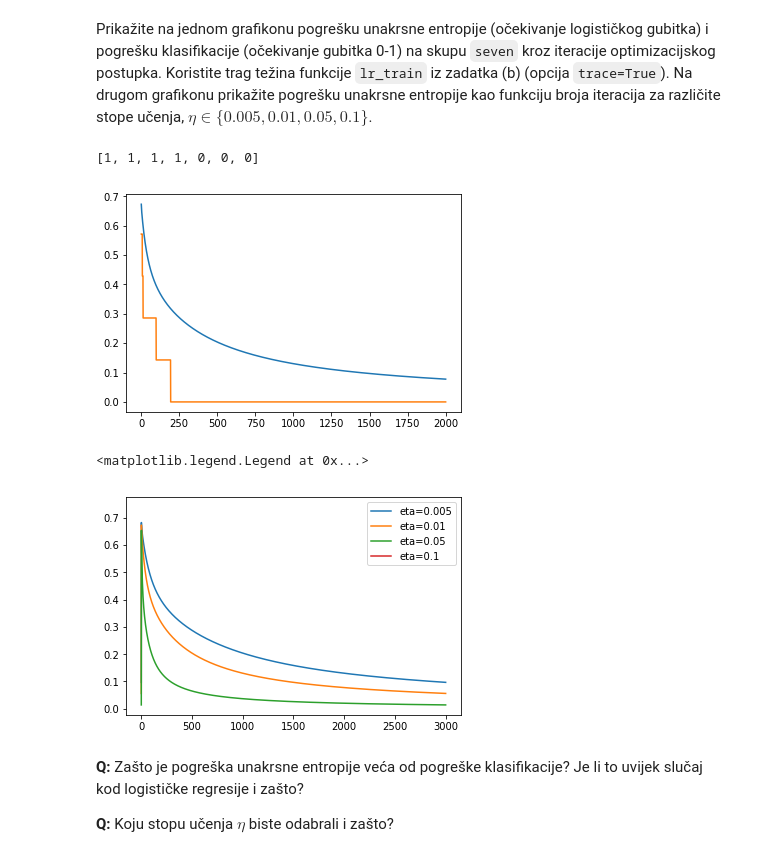
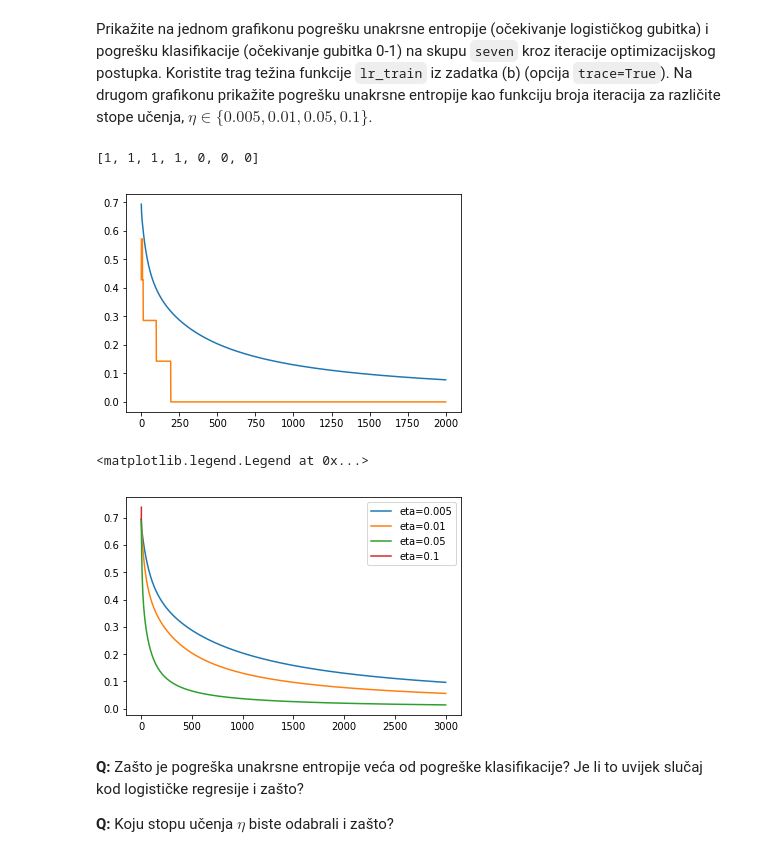
Before and after one commit to almer101/ML-course-2019, a Jupyter notebook: SU-2019-LAB02-LDM-LR.ipynb, the cells around one changed output. Cells and saved outputs as stored; diff of their text form; code cells hidden in the pictures.

Commit message:
fix messed up charts, delete unnecessary cells

```diff
--- a/SU-2019-LAB02-LDM-LR.ipynb
+++ b/SU-2019-LAB02-LDM-LR.ipynb
@@ -248,7 +248,7 @@ def lr_train(X, y, eta=0.01, max_iter=2000, trace=False, alpha=0, epsilon=0.0000
     w = np.zeros(len(phi[0]))
 
     if trace == True:
-        ws.append(w)
+        ws.append(w.copy())
     error = cross_entropy_error(phi, y, w)
 
     while count < max_iter and error_diff > epsilon:
@@ -307,38 +307,38 @@ Prikažite na jednom grafikonu pogrešku unakrsne entropije (očekivanje logisti
 # %%
 from sklearn.metrics import zero_one_loss
 
 w, w_trace = lr_train(seven_X, seven_y, max_iter=2000, trace=True)
 
 ce_errors = []
 zo_errors = []
 
 def my_zero_one_loss(X, y, w):
     N = len(X)
     values = []
 
     for i in range(N):
         hx = lr_h(X[i], w) >= 0.5
         values.append(hx)
 
     return zero_one_loss(y, values)
 
 
 for weights in w_trace:
     err = cross_entropy_error([np.hstack((np.array([1]), x)) for x in seven_X], seven_y, weights)
     ce_errors.append(err)
     zo_errors.append(my_zero_one_loss([np.hstack((np.array([1]), x)) for x in seven_X], seven_y, weights))
 
-ce_errors = ce_errors[1:]
-zo_errors = zo_errors[1:]
+ce_errors = ce_errors
+zo_errors = zo_errors
 ks = [i for i in range(len(w_trace))]
-plt.plot(ks[1:], ce_errors)
-plt.plot(ks[1:], zo_errors)
+plt.plot(ks, ce_errors)
+plt.plot(ks, zo_errors)
 
 # print(ce_errors)
 print([int(lr_h(np.hstack((np.array([1]), x)), w) >= 0.5) for x in seven_X])
 # %% [output]
 [1, 1, 1, 1, 0, 0, 0]
-[figure, old version]
+[figure, new version]
 # %%
 f.set_figheight(8)
 f.set_figwidth(8)
@@ -357,7 +357,7 @@ for i in range(len(etas)):
 plt.legend()
 # %% [output]
 <matplotlib.legend.Legend at 0x...>
-[figure, old version]
+[figure, new version]
 # %% [markdown]
 
 **Q:** Zašto je pogreška unakrsne entropije veća od pogreške klasifikacije? Je li to uvijek slučaj kod logističke regresije i zašto?
```
Also changed, not shown: parts of 10 cells of this notebook.
